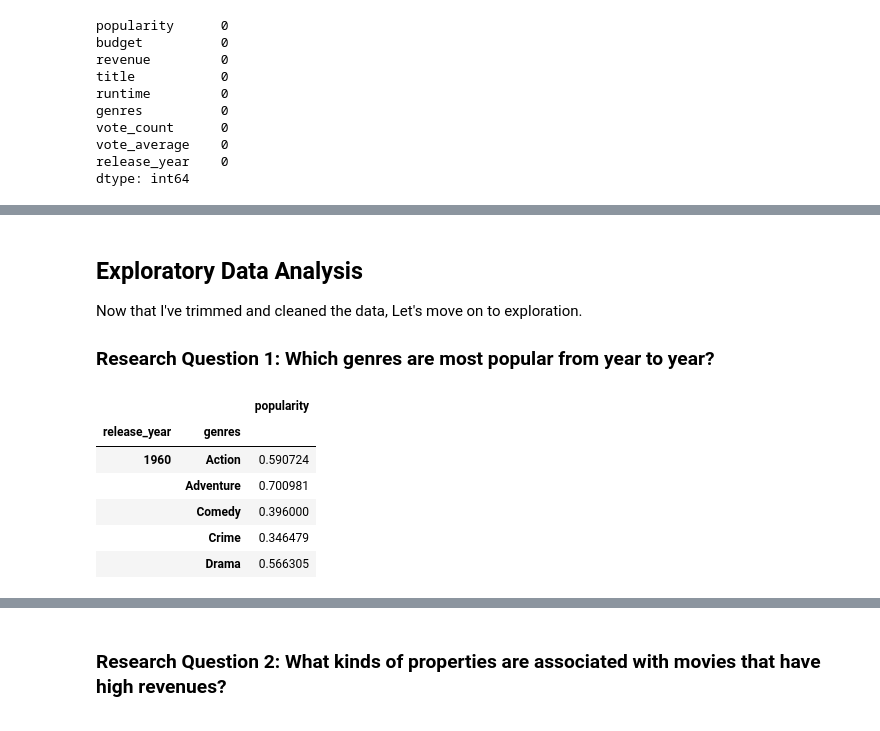
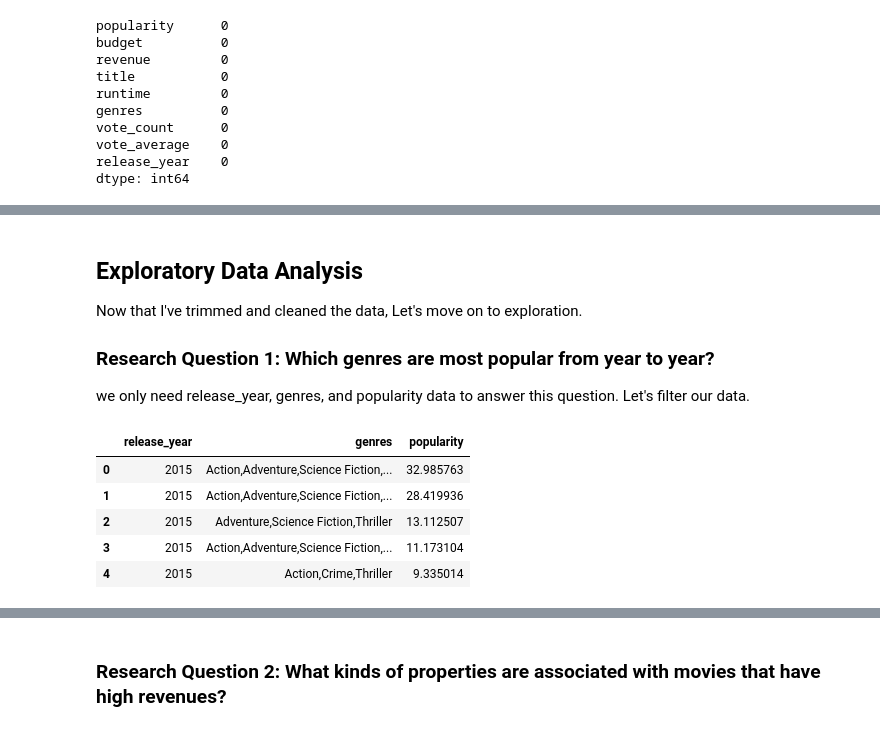
Before and after one commit to imagineazhar/Data-Analysis, a Jupyter notebook: 1- IMDB Movies/Imdb_ratings.ipynb, the cells around one changed output, grey strips where cells are left out. Drawn from its saved outputs; the diff is of its cells as text; code cells hidden in the pictures.

```diff
--- a/1- IMDB Movies/Imdb_ratings.ipynb
+++ b/1- IMDB Movies/Imdb_ratings.ipynb
@@ -228,14 +183,17 @@ dtype: object
 Now that I've trimmed and cleaned the data, Let's move on to exploration.
 
 ### Research Question 1: Which genres are most popular from year to year?
+
+we only need release_year, genres, and popularity data to answer this question. Let's filter our data.
+# %%
+df_gen_pop = df[['release_year', 'genres','popularity']]
+df_gen_pop.head()
+# %% [output]
+|  | release_year | genres | popularity |
+| 0 | 2015 | Action,Adventure,Science Fiction,... | 32.985763 |
+| 1 | 2015 | Action,Adventure,Science Fiction,... | 28.419936 |
+| 2 | 2015 | Adventure,Science Fiction,Thriller | 13.112507 |
+| 3 | 2015 | Action,Adventure,Science Fiction,... | 11.173104 |
+| 4 | 2015 | Action,Crime,Thriller | 9.335014 |
 # %%
-table= pd.pivot_table(df_clean, values=['popularity'] , index=['release_year', 'genres'])
-table.head()
+table= pd.pivot_table(df_gen_pop,index=['release_year'])
-# %% [output]
-|  |  | popularity |
-| release_year | genres |  |
-| 1960 | Action | 0.590724 |
-|  | Adventure | 0.700981 |
-|  | Comedy | 0.396000 |
-|  | Crime | 0.346479 |
-|  | Drama | 0.566305 |
```
Also changed, not shown: parts of 15 cells of this notebook.
